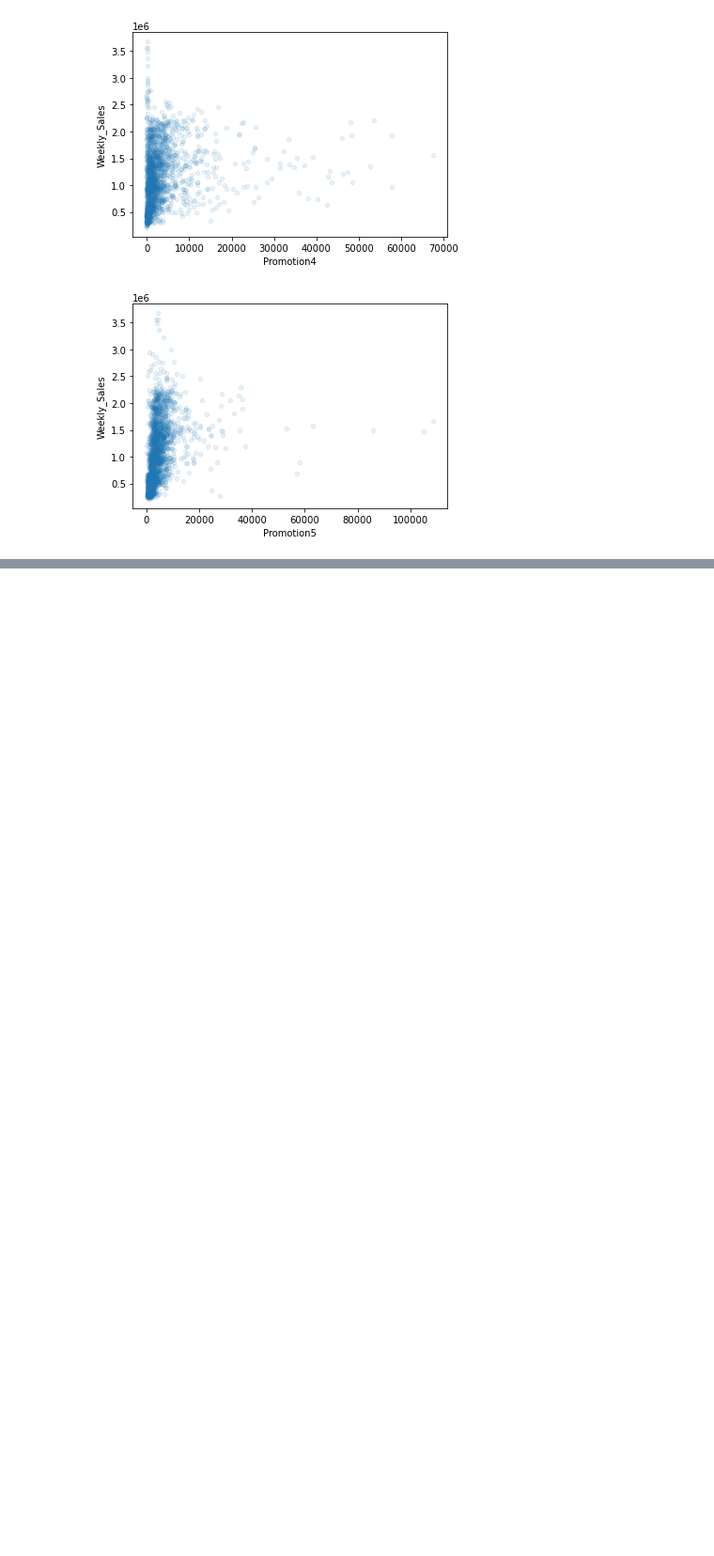
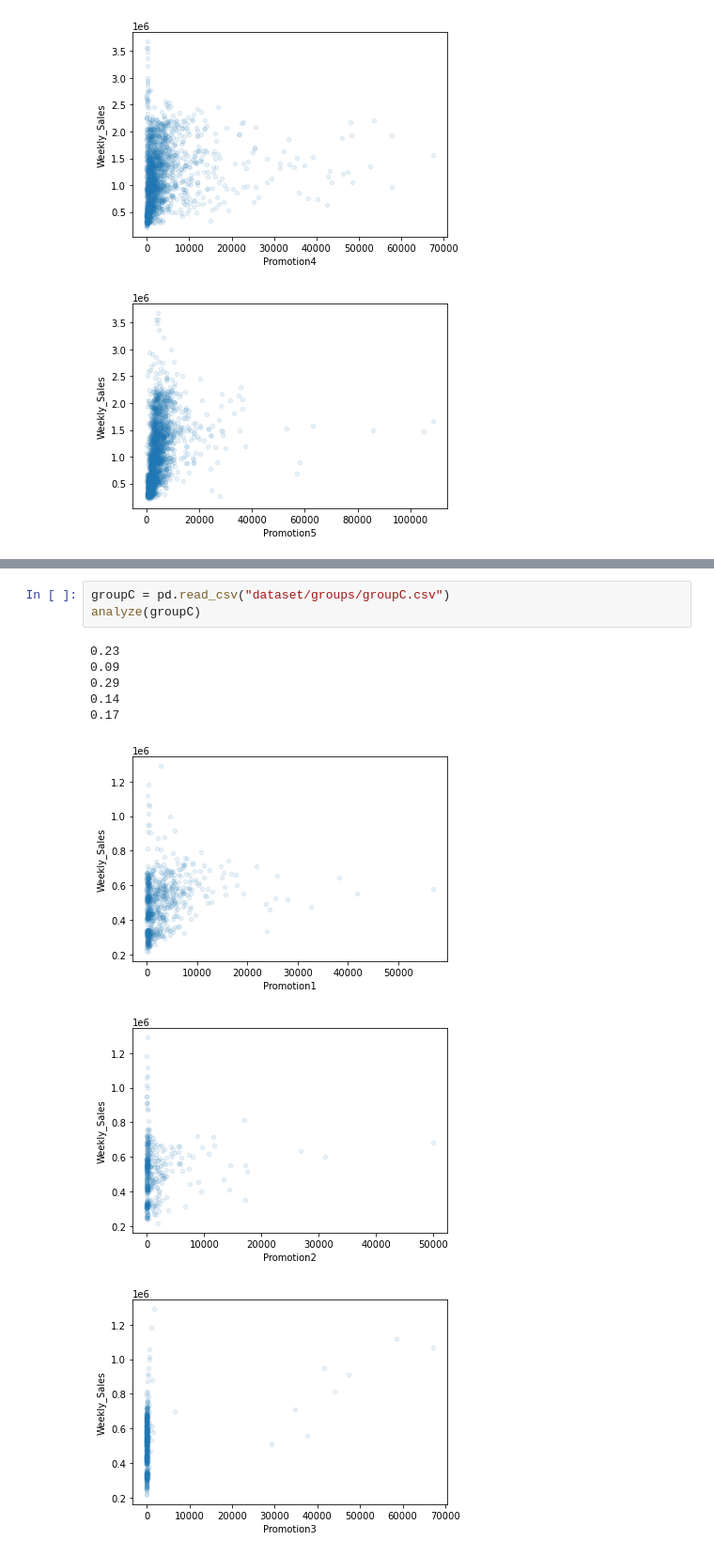
Before and after one commit to sungjk1999/dacon-sales-forecast, a Jupyter notebook: Promotion attribute analysis.ipynb, the cells around one changed output, grey strips where cells are left out. Shown at 94% size. Cells and saved outputs as stored; diff of their text form; blank space fills up the shorter version.

```diff
--- a/Promotion attribute analysis.ipynb
+++ b/Promotion attribute analysis.ipynb
@@ -43,0 +102,12 @@ Promo5 = 0.3
+# %%
+groupC = pd.read_csv("dataset/groups/groupC.csv")
+analyze(groupC)
+# %% [output]
+0.23
+0.09
+0.29
+0.14
+0.17
+[figure, added]
+[figure, added]
+[figure, added]
```
Also changed, not shown: parts of 5 cells of this notebook, 3 other files.
